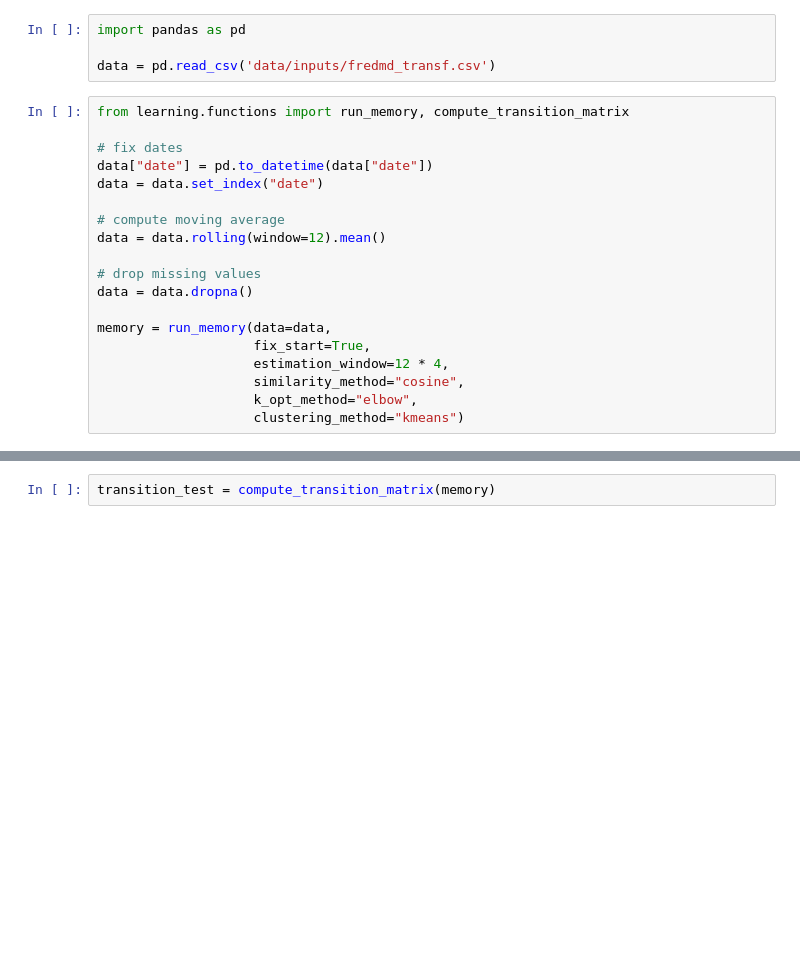
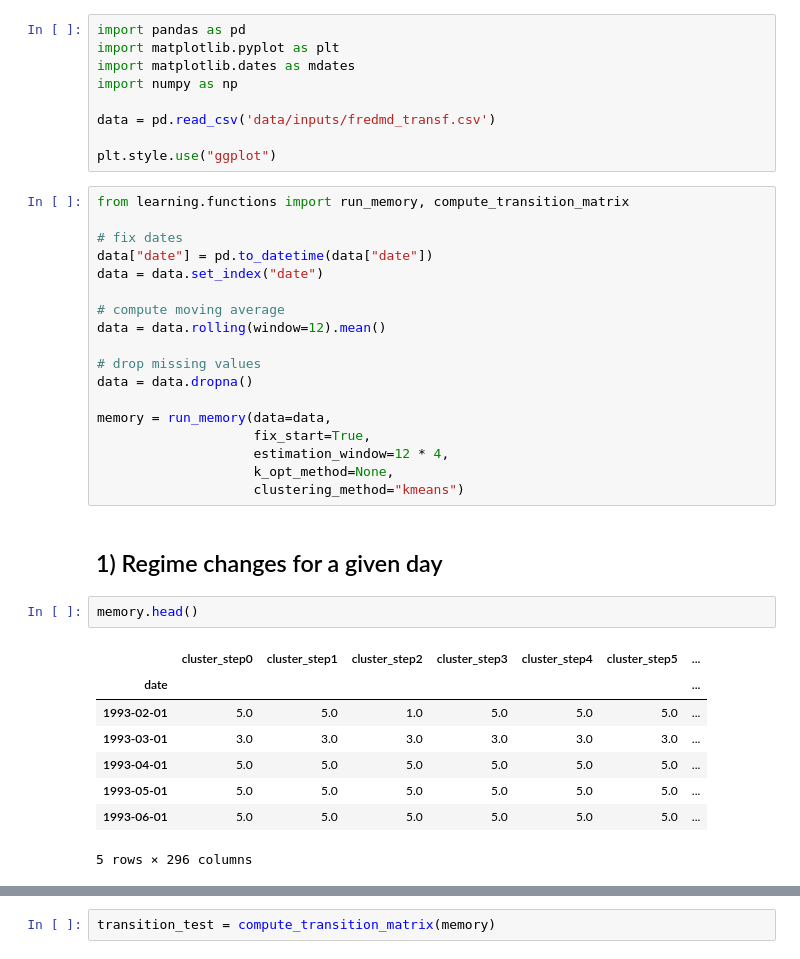
Before and after one commit to dcuoliveira/meta-learning-fin, a Jupyter notebook: src/memory_notebook.ipynb, the cells around one changed output, grey strips where cells are left out. Cells and saved outputs as stored; diff of their text form; blank space fills up the shorter version.

Commit message:
update memory notebook

```diff
--- a/src/memory_notebook.ipynb
+++ b/src/memory_notebook.ipynb
@@ -1,7 +1,12 @@
 # %%
 import pandas as pd
+import matplotlib.pyplot as plt
+import matplotlib.dates as mdates
+import numpy as np
 
 data = pd.read_csv('data/inputs/fredmd_transf.csv')
+
+plt.style.use("ggplot")
 # %%
 from learning.functions import run_memory, compute_transition_matrix
 
@@ -18,6 +23,18 @@ data = data.dropna()
 memory = run_memory(data=data,
                     fix_start=True,
                     estimation_window=12 * 4,
-                    similarity_method="cosine",
-                    k_opt_method="elbow",
+                    k_opt_method=None,
                     clustering_method="kmeans")
+# %% [markdown]
+## 1) Regime changes for a given day
+# %%
+memory.head()
+# %% [output]
+|  | cluster_step0 | cluster_step1 | cluster_step2 | cluster_step3 | cluster_step4 | cluster_step5 | ... |
+| date |  |  |  |  |  |  | ... |
+| 1993-02-01 | 5.0 | 5.0 | 1.0 | 5.0 | 5.0 | 5.0 | ... |
+| 1993-03-01 | 3.0 | 3.0 | 3.0 | 3.0 | 3.0 | 3.0 | ... |
+| 1993-04-01 | 5.0 | 5.0 | 5.0 | 5.0 | 5.0 | 5.0 | ... |
+| 1993-05-01 | 5.0 | 5.0 | 5.0 | 5.0 | 5.0 | 5.0 | ... |
+| 1993-06-01 | 5.0 | 5.0 | 5.0 | 5.0 | 5.0 | 5.0 | ... |
+5 rows × 296 columns
```
Also changed, not shown: parts of 11 cells of this notebook.
